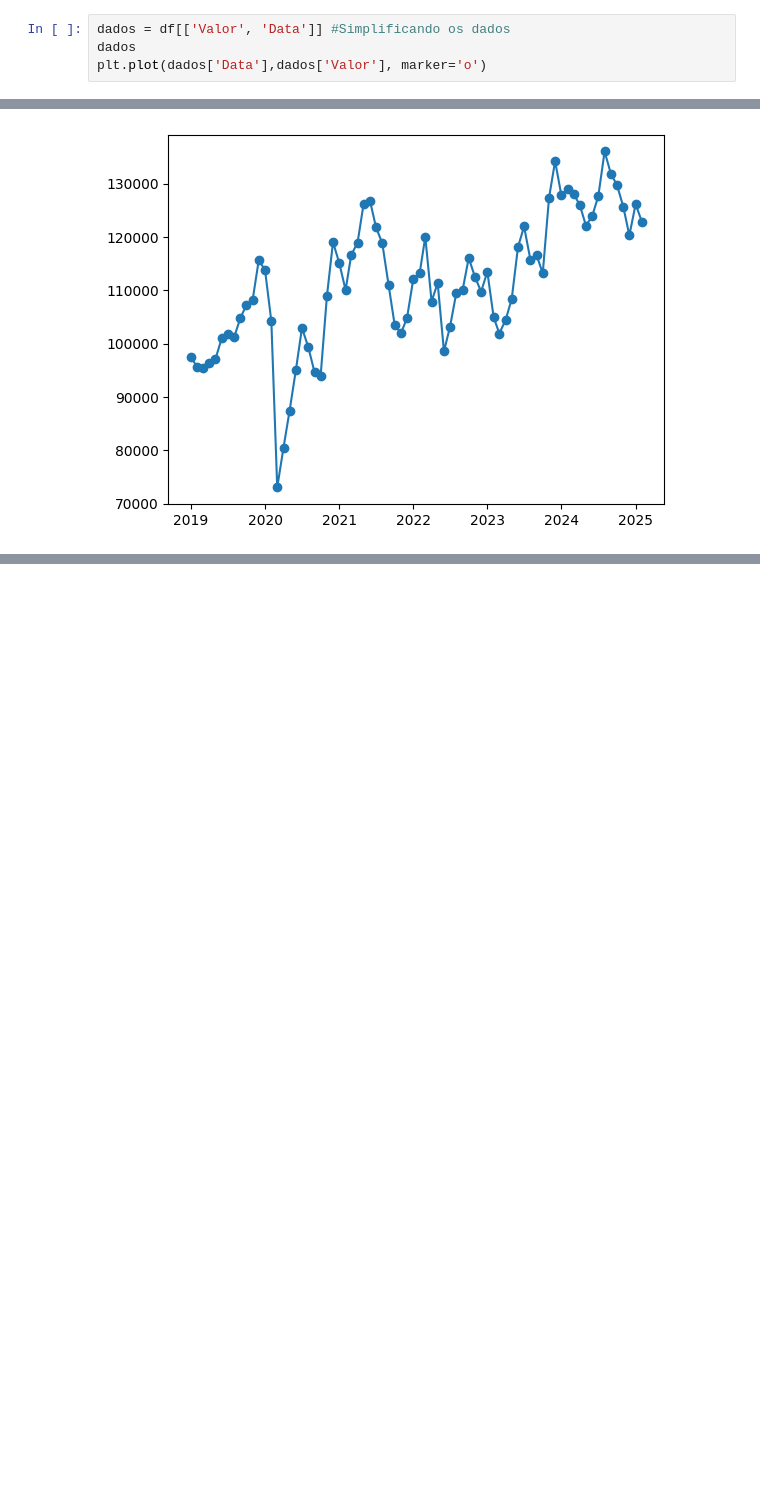
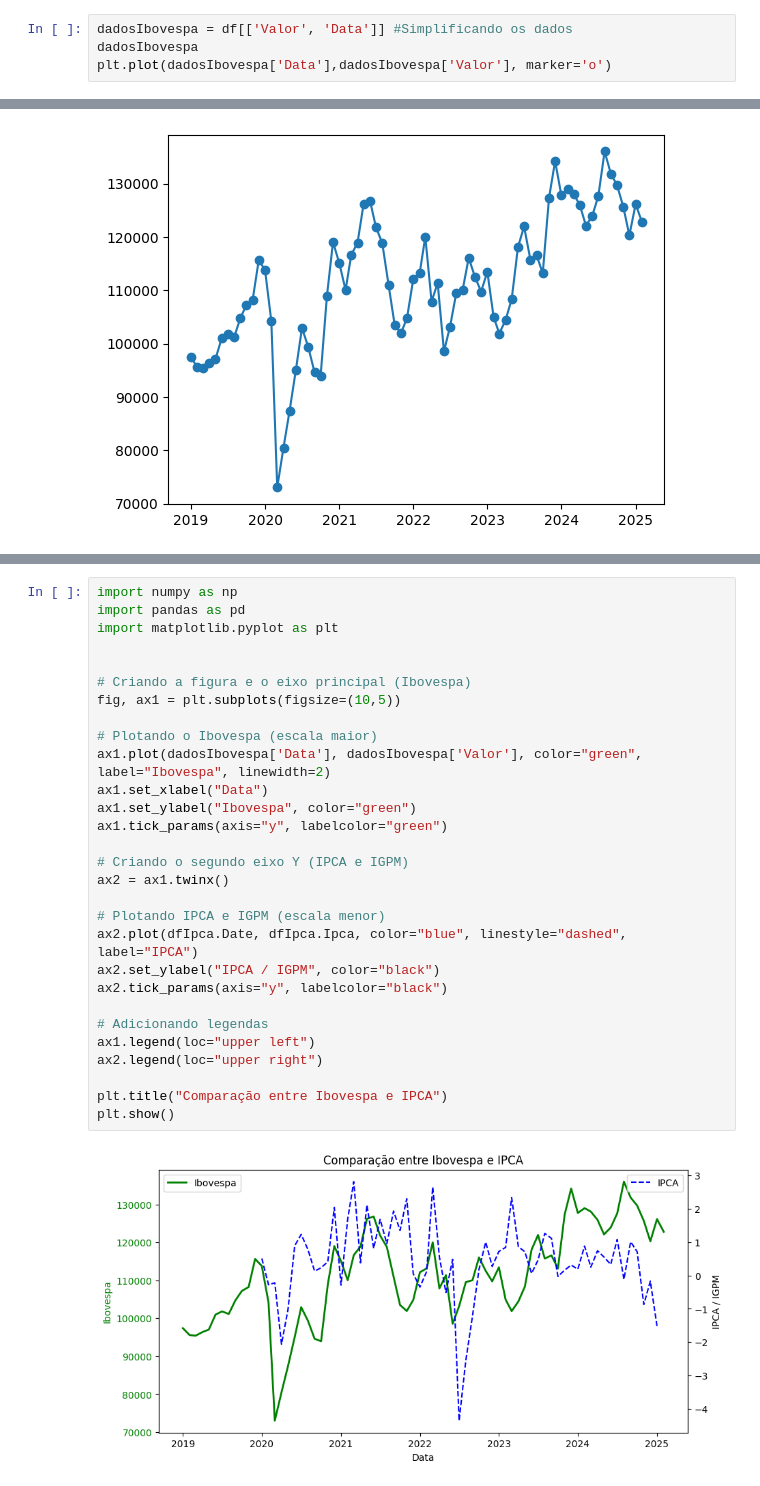
Before and after one commit to FRgama/PIDados, a Jupyter notebook: PIDados.ipynb, the cells around one changed output, grey strips where cells are left out. Saved outputs shown, nothing was run; the diff lists cells and outputs as text; blank space fills up the shorter version.

```diff
--- a/PIDados.ipynb
+++ b/PIDados.ipynb
@@ -113,9 +113,9 @@ df['Data'] = pd.to_datetime(df['Ano'].astype(str) + '-' + df['Mês'].astype(str)
 
 df = df.sort_values('Data') #Organizando valores
 # %%
-dados = df[['Valor', 'Data']] #Simplificando os dados
-dados
-plt.plot(dados['Data'],dados['Valor'], marker='o')
+dadosIbovespa = df[['Valor', 'Data']] #Simplificando os dados
+dadosIbovespa
+plt.plot(dadosIbovespa['Data'],dadosIbovespa['Valor'], marker='o')
 # %% [output]
 [<matplotlib.lines.Line2D at 0x...>]
 [figure]
@@ -121,0 +160,31 @@ plt.plot(dados['Data'],dados['Valor'], marker='o')
+# %%
+import numpy as np
+import pandas as pd
+import matplotlib.pyplot as plt
+
+
+# Criando a figura e o eixo principal (Ibovespa)
+fig, ax1 = plt.subplots(figsize=(10,5))
+
+# Plotando o Ibovespa (escala maior)
+ax1.plot(dadosIbovespa['Data'], dadosIbovespa['Valor'], color="green", label="Ibovespa", linewidth=2)
+ax1.set_xlabel("Data")
+ax1.set_ylabel("Ibovespa", color="green")
+ax1.tick_params(axis="y", labelcolor="green")
+
+# Criando o segundo eixo Y (IPCA e IGPM)
+ax2 = ax1.twinx()
+
+# Plotando IPCA e IGPM (escala menor)
+ax2.plot(dfIpca.Date, dfIpca.Ipca, color="blue", linestyle="dashed", label="IPCA")
+ax2.set_ylabel("IPCA / IGPM", color="black")
+ax2.tick_params(axis="y", labelcolor="black")
+
+# Adicionando legendas
+ax1.legend(loc="upper left")
+ax2.legend(loc="upper right")
+
+plt.title("Comparação entre Ibovespa e IPCA")
+plt.show()
+# %% [output]
+[figure, added]
```
Also changed, not shown: parts of 9 cells of this notebook.
